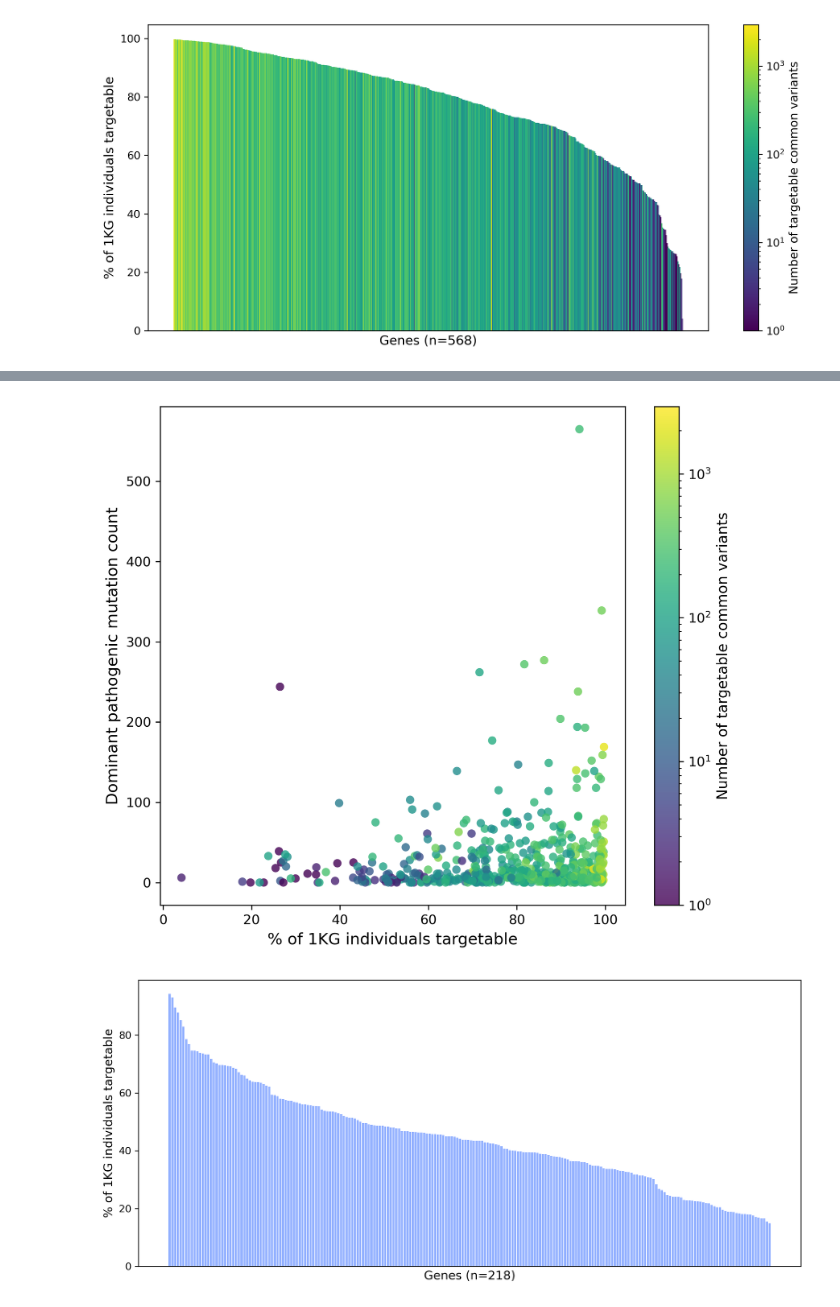
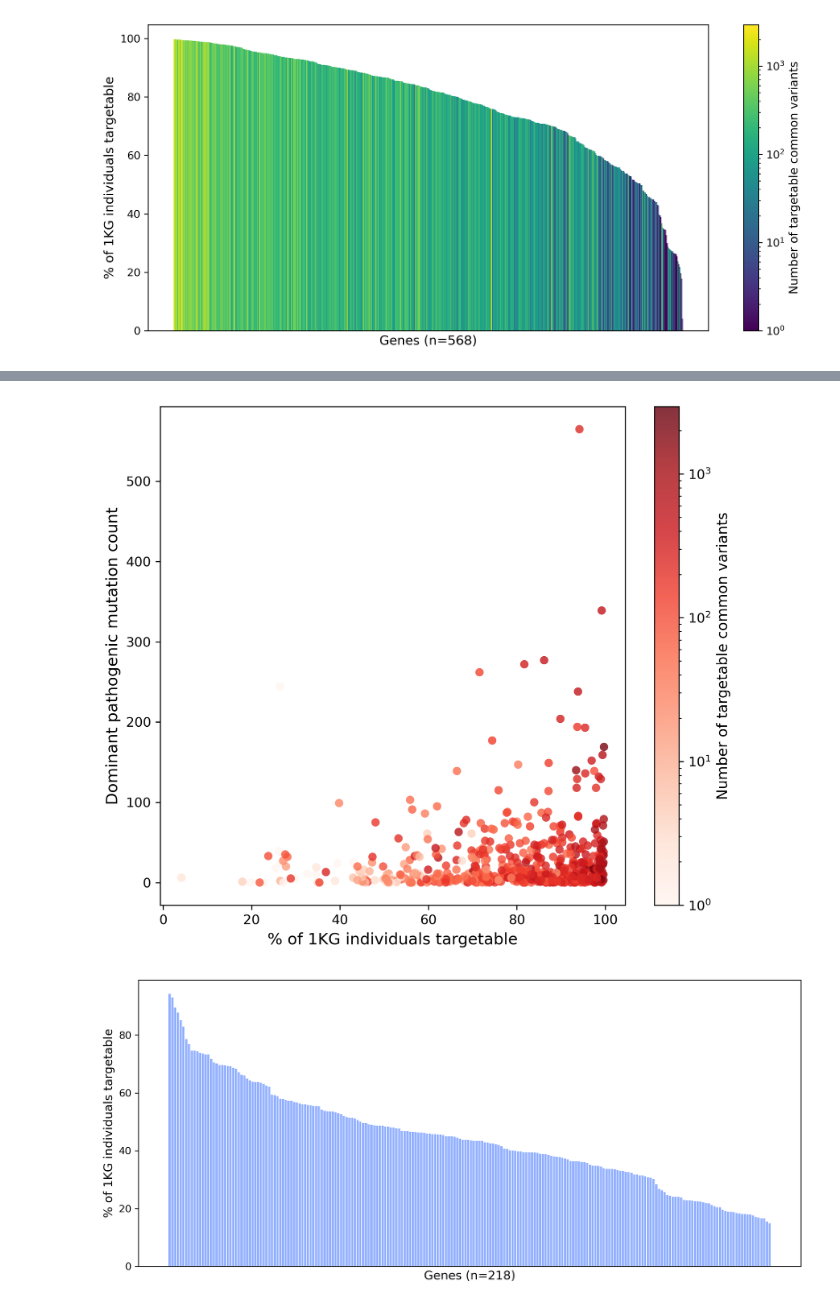
Before and after one commit to gramey02/dnd_project, a Jupyter notebook: scripts/figure_plotting/Figure_Plotting_Ntbk.ipynb, the cells around one changed output, grey strips where cells are left out. Saved outputs shown, nothing was run; the diff lists cells and outputs as text; code cells hidden in the pictures.

```diff
--- a/scripts/figure_plotting/Figure_Plotting_Ntbk.ipynb
+++ b/scripts/figure_plotting/Figure_Plotting_Ntbk.ipynb
@@ -678,35 +712,35 @@ plt.show()
 import matplotlib.pyplot as plt
 import matplotlib.cm as cm
 import matplotlib.colors as mcolors
 
 # build the combined dataframe
 plot_df = data[['hgnc_symbol', 'num_hets_preCas_all_strats', 'dominant_mutation_count']].drop_duplicates()
 plot_df['num_variants'] = plot_df['hgnc_symbol'].map(lambda g: len(overall_gene_vars.get(g, set())))
 plot_df = plot_df[plot_df['num_hets_preCas_all_strats'] > 0].copy()
 plot_df['percent_1KG'] = (plot_df['num_hets_preCas_all_strats'] / 2504) * 100
 
 fig, ax = plt.subplots(figsize=(7, 6))
 
 # reversed colormap: LOW variant count = bright/highlighted, HIGH = dark/muted
 vmin = max(plot_df['num_variants'].min(), 1)
 vmax = plot_df['num_variants'].max()
 norm = mcolors.LogNorm(vmin=vmin, vmax=vmax)
-cmap = cm.viridis  # reversed: low values now map to the "attention-grabbing" end
+cmap = cm.Reds  # reversed: low values now map to the "attention-grabbing" end
 
 sc = ax.scatter(plot_df['percent_1KG'], plot_df['dominant_mutation_count'],
                  c=plot_df['num_variants'].clip(lower=1), cmap=cmap, norm=norm,
                  s=40, alpha=0.8, edgecolor='none')
 
 ax.set_xlabel("% of 1KG individuals targetable", fontsize=12)
 ax.set_ylabel("Dominant pathogenic mutation count", fontsize=12)
 
 cbar = fig.colorbar(sc, ax=ax)
 cbar.set_label("Number of targetable common variants", fontsize=11)
 
 plt.tight_layout()
 plt.show()
 # %% [output]
-[figure, old version]
+[figure, new version]
 # %%
 ## Cutoff here
 # %%
```
Also changed, not shown: parts of 2 cells of this notebook.
